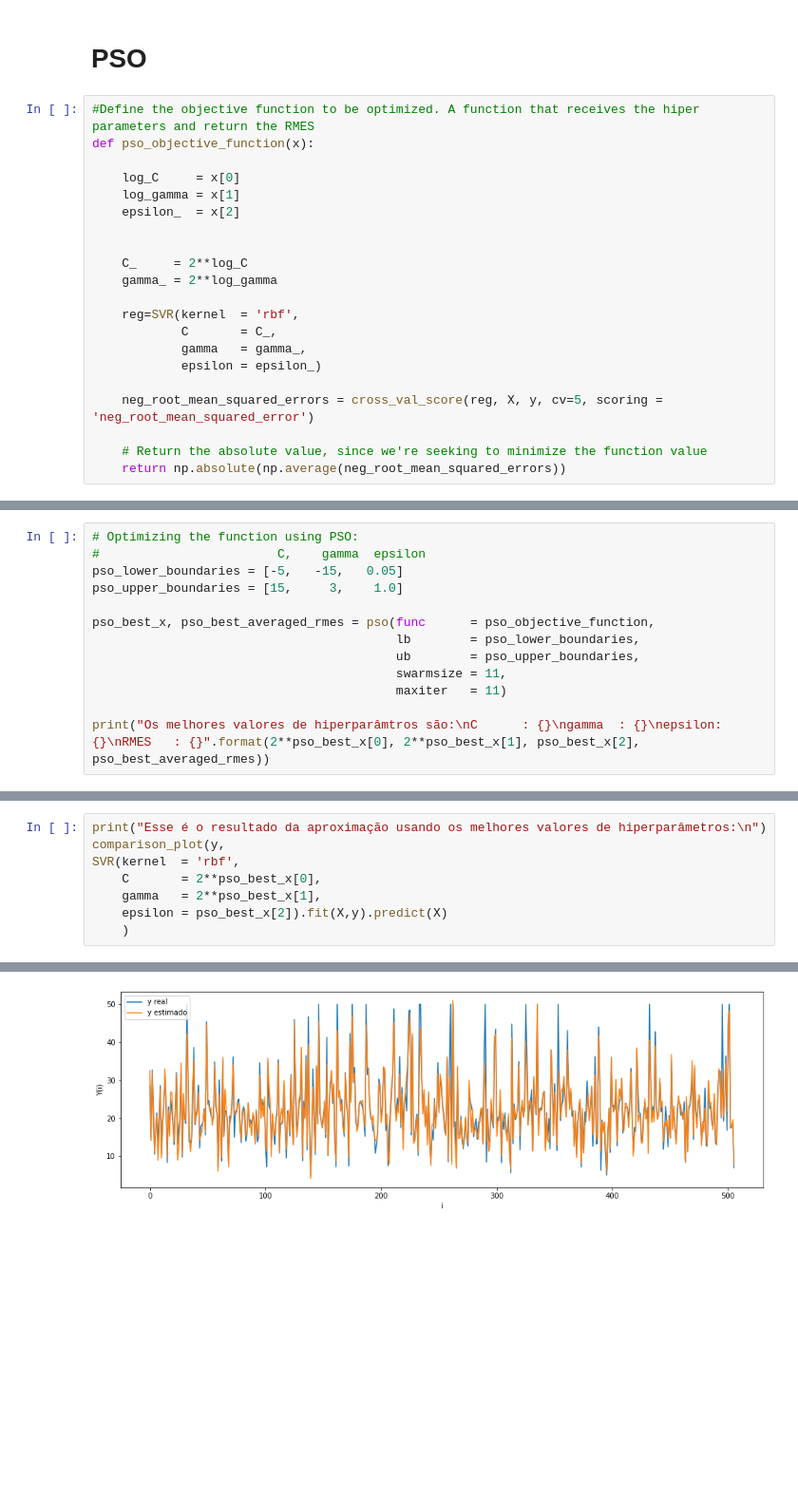
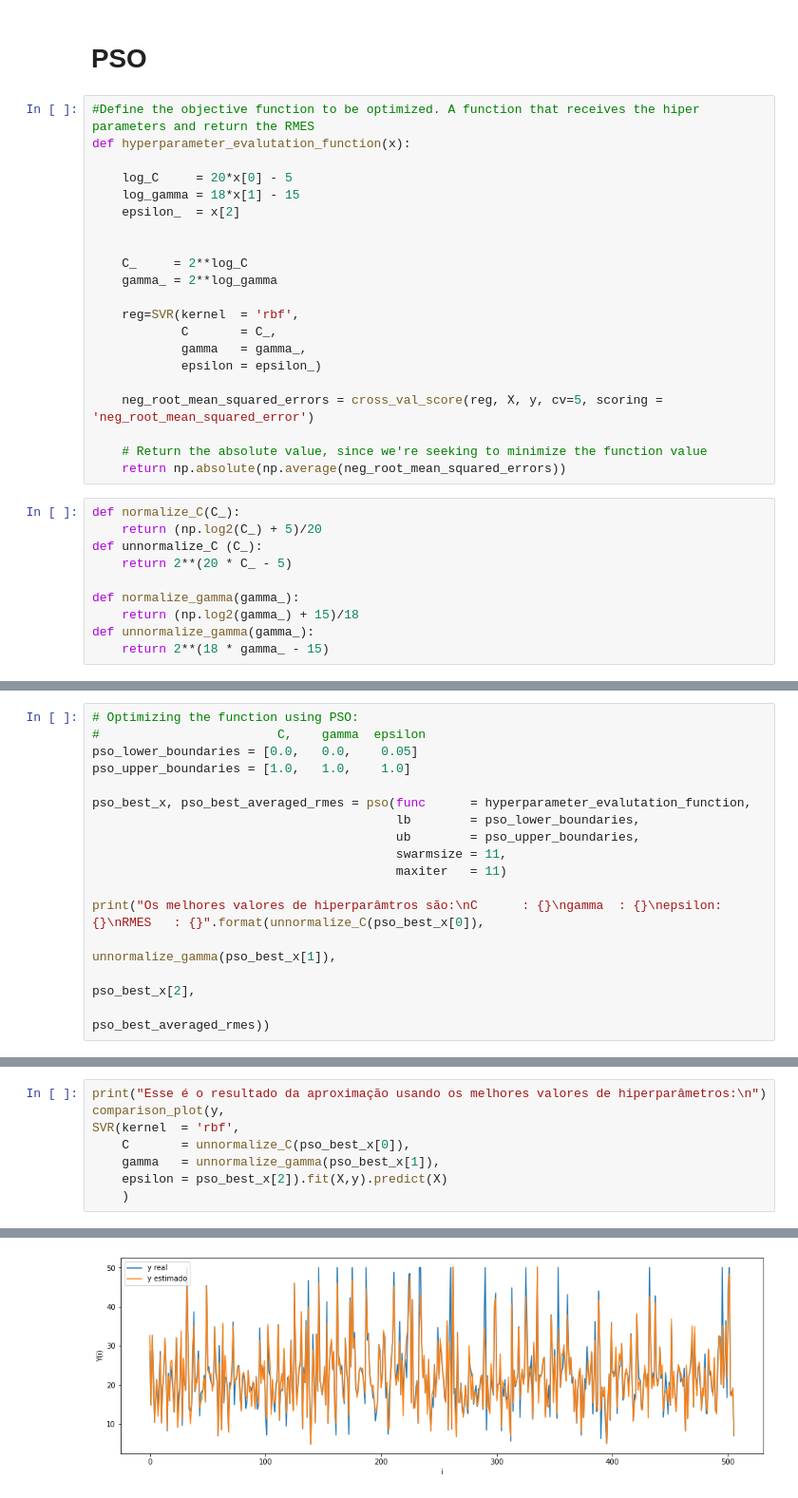
Before and after one commit to vitorml34/MO431, a Jupyter notebook: Tarefa-4.ipynb, the cells around one changed output, grey strips where cells are left out. Shown at 95% size. Saved outputs shown, nothing was run; the diff lists cells and outputs as text; blank space fills up the shorter version.

```diff
--- a/Tarefa-4.ipynb
+++ b/Tarefa-4.ipynb
@@ -87,10 +88,10 @@ Esse é o resultado da aproximação usando os melhores valores de hiperparâmet
 # PSO
 # %%
 #Define the objective function to be optimized. A function that receives the hiper parameters and return the RMES
-def pso_objective_function(x):
+def hyperparameter_evalutation_function(x):
 
-    log_C     = x[0]
-    log_gamma = x[1]
+    log_C     = 20*x[0] - 5
+    log_gamma = 18*x[1] - 15
     epsilon_  = x[2]
 
 
@@ -106,4 +107,14 @@ def pso_objective_function(x):
 
     # Return the absolute value, since we're seeking to minimize the function value
     return np.absolute(np.average(neg_root_mean_squared_errors))
+# %%
+def normalize_C(C_):
+    return (np.log2(C_) + 5)/20
+def unnormalize_C (C_):
+    return 2**(20 * C_ - 5)
+
+def normalize_gamma(gamma_):
+    return (np.log2(gamma_) + 15)/18
+def unnormalize_gamma(gamma_):
+    return 2**(18 * gamma_ - 15)
 # %%
@@ -118,16 +130,19 @@ print(test_pso_objective_function_val)
 # %%
 # Optimizing the function using PSO:
 #                        C,    gamma  epsilon
-pso_lower_boundaries = [-5,   -15,   0.05]
-pso_upper_boundaries = [15,     3,    1.0]
+pso_lower_boundaries = [0.0,   0.0,    0.05]
+pso_upper_boundaries = [1.0,   1.0,    1.0]
 
-pso_best_x, pso_best_averaged_rmes = pso(func      = pso_objective_function,
+pso_best_x, pso_best_averaged_rmes = pso(func      = hyperparameter_evalutation_function,
                                          lb        = pso_lower_boundaries,
                                          ub        = pso_upper_boundaries,
                                          swarmsize = 11,
                                          maxiter   = 11)
 
-print("Os melhores valores de hiperparâmtros são:\nC      : {}\ngamma  : {}\nepsilon: {}\nRMES   : {}".format(2**pso_best_x[0], 2**pso_best_x[1], pso_best_x[2], pso_best_averaged_rmes))
+print("Os melhores valores de hiperparâmtros são:\nC      : {}\ngamma  : {}\nepsilon: {}\nRMES   : {}".format(unnormalize_C(pso_best_x[0]),
+                                                                                                              unnormalize_gamma(pso_best_x[1]),
+                                                                                                              pso_best_x[2],
+                                                                                                              pso_best_averaged_rmes))
 # %% [output]
 Stopping search: maximum iterations reached --> 11
 Os melhores valores de hiperparâmtros são:
@@ -144,11 +159,11 @@ print(test_pso_objective_function_val)
 # %%
 print("Esse é o resultado da aproximação usando os melhores valores de hiperparâmetros:\n")
 comparison_plot(y,
 SVR(kernel  = 'rbf',
-    C       = 2**pso_best_x[0],
-    gamma   = 2**pso_best_x[1],
+    C       = unnormalize_C(pso_best_x[0]),
+    gamma   = unnormalize_gamma(pso_best_x[1]),
     epsilon = pso_best_x[2]).fit(X,y).predict(X)
     )
 # %% [output]
 Esse é o resultado da aproximação usando os melhores valores de hiperparâmetros:
-[figure, old version]
+[figure, new version]
```
Also changed, not shown: parts of 11 cells of this notebook.
